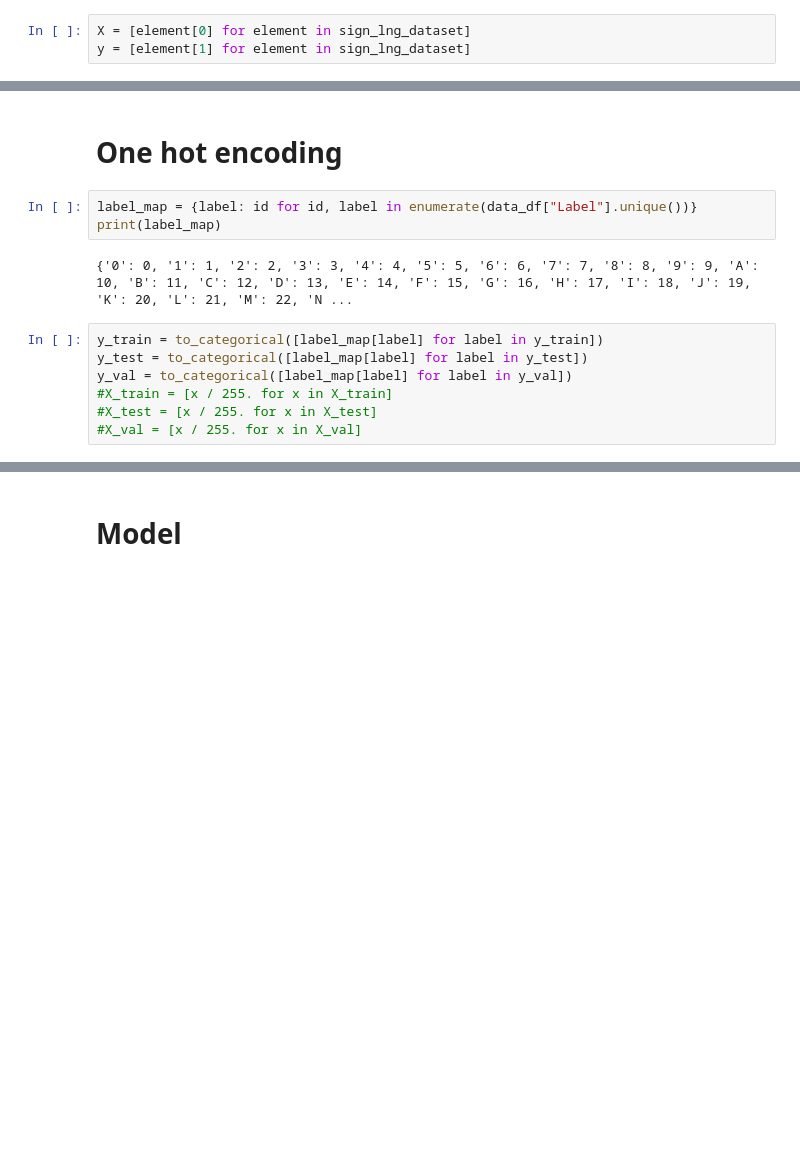
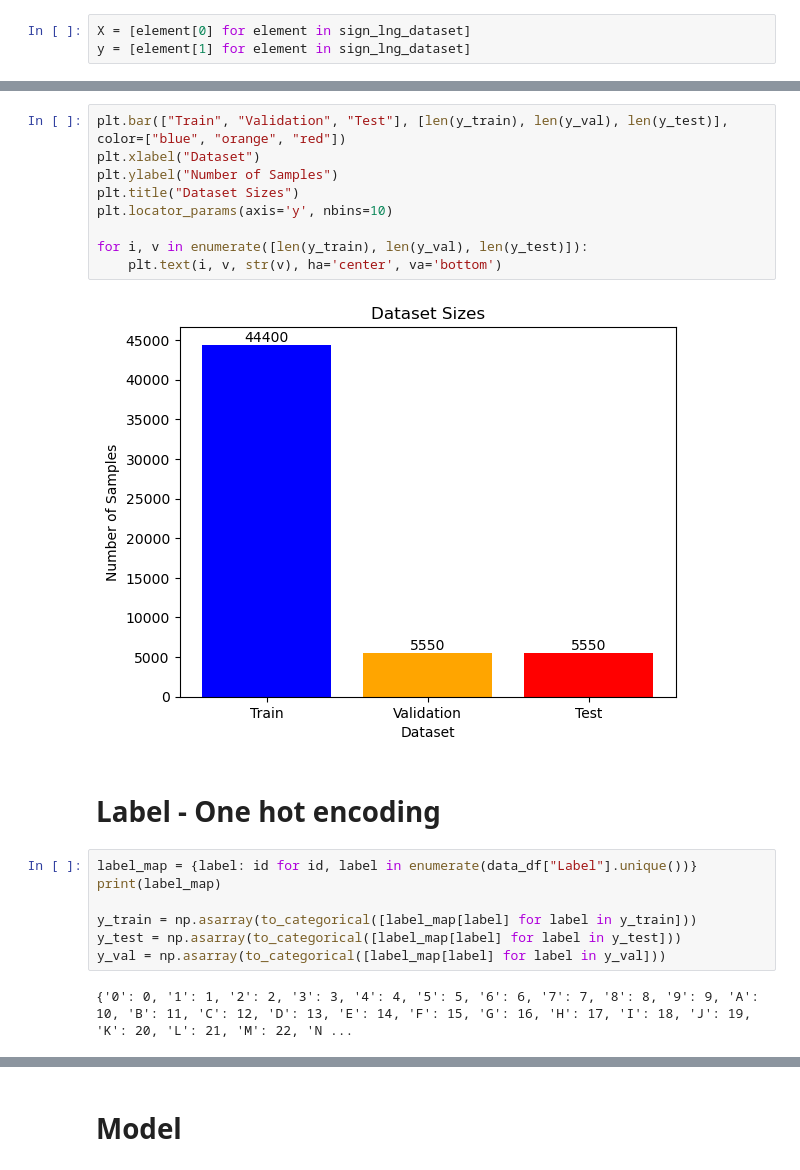
Before and after one commit to KubaOfca/Sign-Language-Recognition, a Jupyter notebook: model.ipynb, the cells around one changed output, grey strips where cells are left out. Drawn from its saved outputs; the diff is of its cells as text; blank space fills up the shorter version.

```diff
--- a/model.ipynb
+++ b/model.ipynb
@@ -133,17 +195,25 @@ print(len(X_val), len(y_val))
+# %%
+plt.bar(["Train", "Validation", "Test"], [len(y_train), len(y_val), len(y_test)], color=["blue", "orange", "red"])
+plt.xlabel("Dataset")
+plt.ylabel("Number of Samples")
+plt.title("Dataset Sizes")
+plt.locator_params(axis='y', nbins=10)
+
+for i, v in enumerate([len(y_train), len(y_val), len(y_test)]):
+    plt.text(i, v, str(v), ha='center', va='bottom')
+# %% [output]
+[figure, added]
 # %% [markdown]
-# One hot encoding
+# Label - One hot encoding
-# %%
-label_map = {label: id for id, label in enumerate(data_df["Label"].unique())}
-print(label_map)
-# %% [output]
-{'0': 0, '1': 1, '2': 2, '3': 3, '4': 4, '5': 5, '6': 6, '7': 7, '8': 8, '9': 9, 'A': 10, 'B': 11, 'C': 12, 'D': 13, 'E': 14, 'F': 15, 'G': 16, 'H': 17, 'I': 18, 'J': 19, 'K': 20, 'L': 21, 'M': 22, 'N ...
 # %%
-y_train = to_categorical([label_map[label] for label in y_train])
-y_test = to_categorical([label_map[label] for label in y_test])
-y_val = to_categorical([label_map[label] for label in y_val])
-#X_train = [x / 255. for x in X_train]
-#X_test = [x / 255. for x in X_test]
-#X_val = [x / 255. for x in X_val]
+label_map = {label: id for id, label in enumerate(data_df["Label"].unique())}
+print(label_map)
+
+y_train = np.asarray(to_categorical([label_map[label] for label in y_train]))
+y_test = np.asarray(to_categorical([label_map[label] for label in y_test]))
+y_val = np.asarray(to_categorical([label_map[label] for label in y_val]))
+# %% [output]
+{'0': 0, '1': 1, '2': 2, '3': 3, '4': 4, '5': 5, '6': 6, '7': 7, '8': 8, '9': 9, 'A': 10, 'B': 11, 'C': 12, 'D': 13, 'E': 14, 'F': 15, 'G': 16, 'H': 17, 'I': 18, 'J': 19, 'K': 20, 'L': 21, 'M': 22, 'N ...
 # %%
 y_train[0]
 # %% [output]
```
Also changed, not shown: parts of 57 cells of this notebook, 2 other files.
